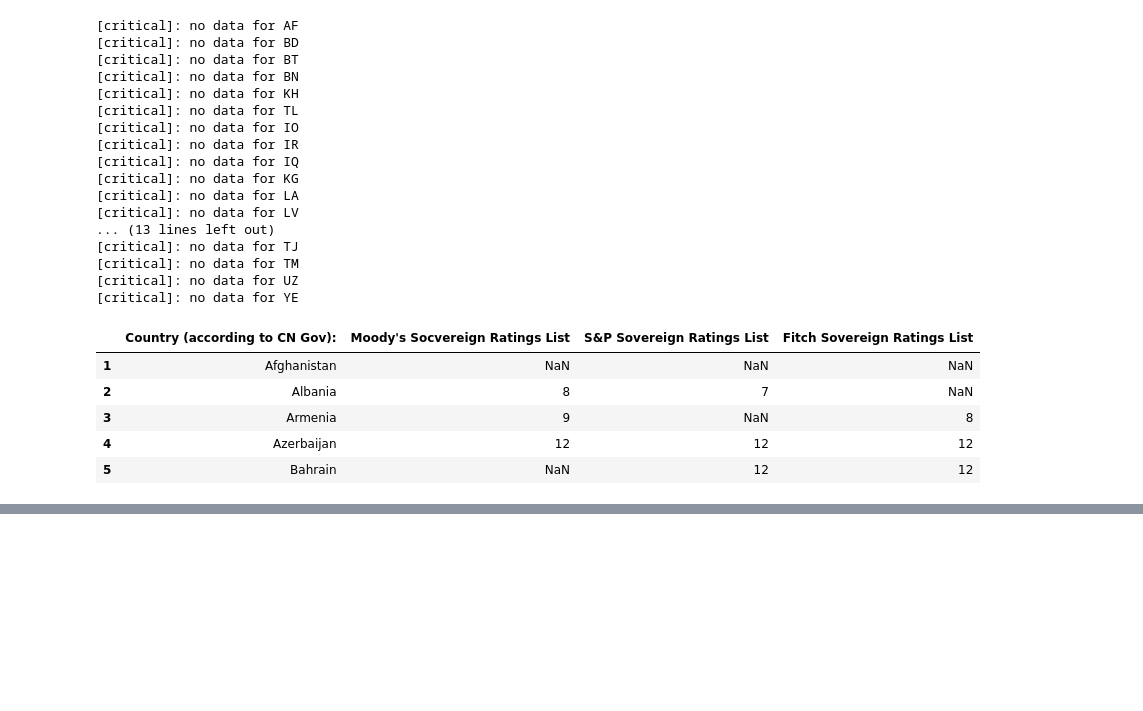
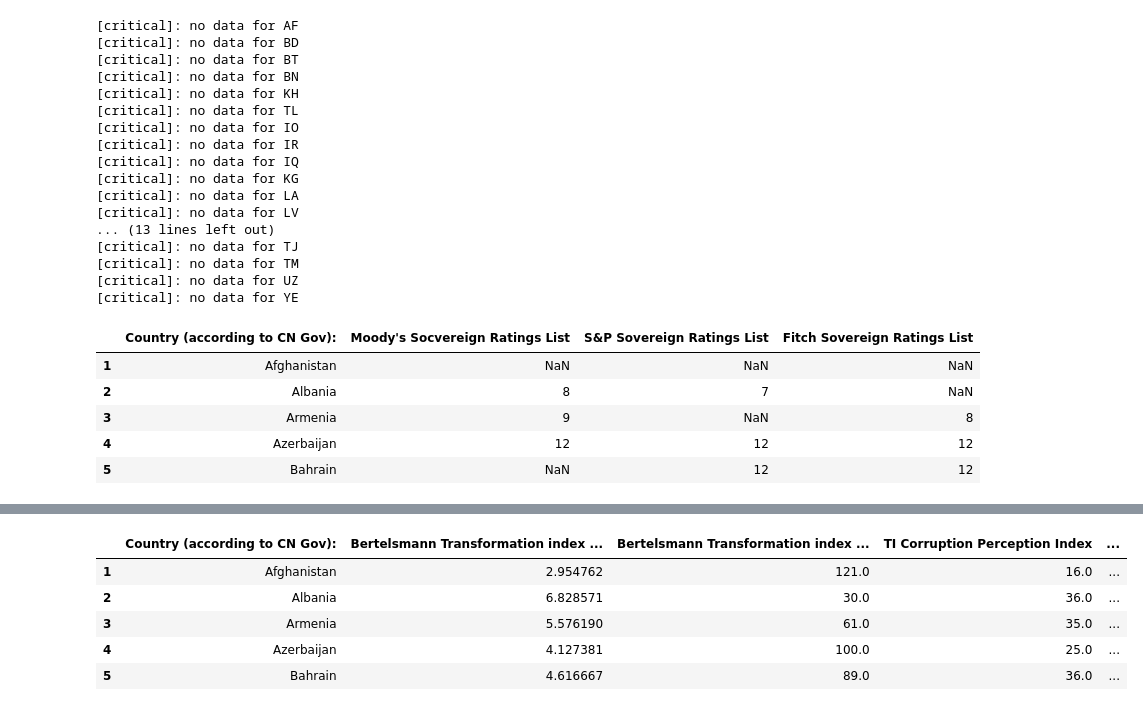
Before and after one commit to aureliecheng/US01, a Jupyter notebook: session4/session4.ipynb, the cells around one changed output, grey strips where cells are left out. Drawn from its saved outputs; the diff is of its cells as text; code cells hidden in the pictures; blank space fills up the shorter version.

```diff
--- a/session4/session4.ipynb
+++ b/session4/session4.ipynb
@@ -327,0 +307,9 @@ df[[""]]
+# %%
+df[["Country (according to CN Gov):","Bertelsmann Transformation index (BTI)", "Bertelsmann Transformation index (BTI) - Ranking", 'TI Corruption Perception Index', 'TI Corruption Perception Index - Ranking', 'HF Index of Economic Freedom (Scale: 1-100)', 'Heritage Foundation Index of Economic Freedom (Global Ranking)',"Moody's Socvereign Ratings List","S&P Sovereign Ratings List","Fitch Sovereign Ratings List"]].head()
+# %% [output]
+|  | Country (according to CN Gov): | Bertelsmann Transformation index ... | Bertelsmann Transformation index ... | TI Corruption Perception Index | ... |
+| 1 | Afghanistan | 2.954762 | 121.0 | 16.0 | ... |
+| 2 | Albania | 6.828571 | 30.0 | 36.0 | ... |
+| 3 | Armenia | 5.576190 | 61.0 | 35.0 | ... |
+| 4 | Azerbaijan | 4.127381 | 100.0 | 25.0 | ... |
+| 5 | Bahrain | 4.616667 | 89.0 | 36.0 | ... |
```
Also changed, not shown: parts of 1 cell of this notebook, 2 other files.
